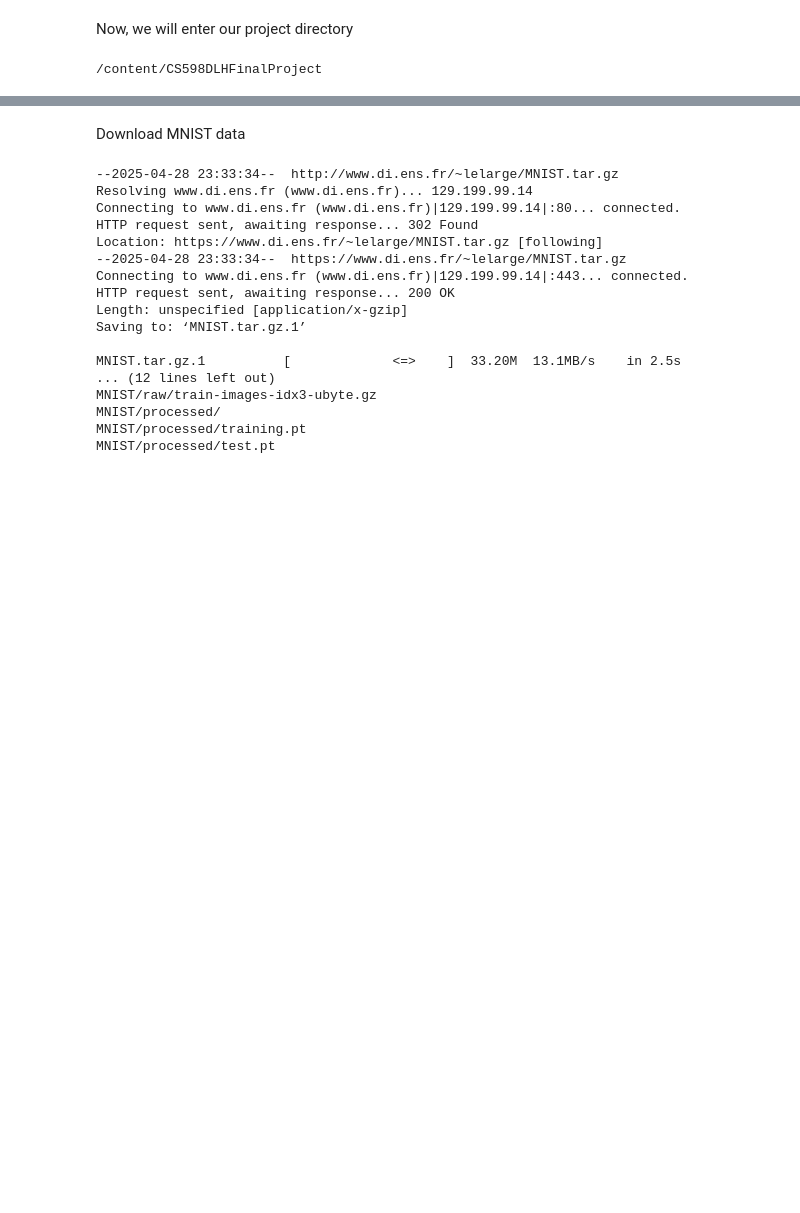
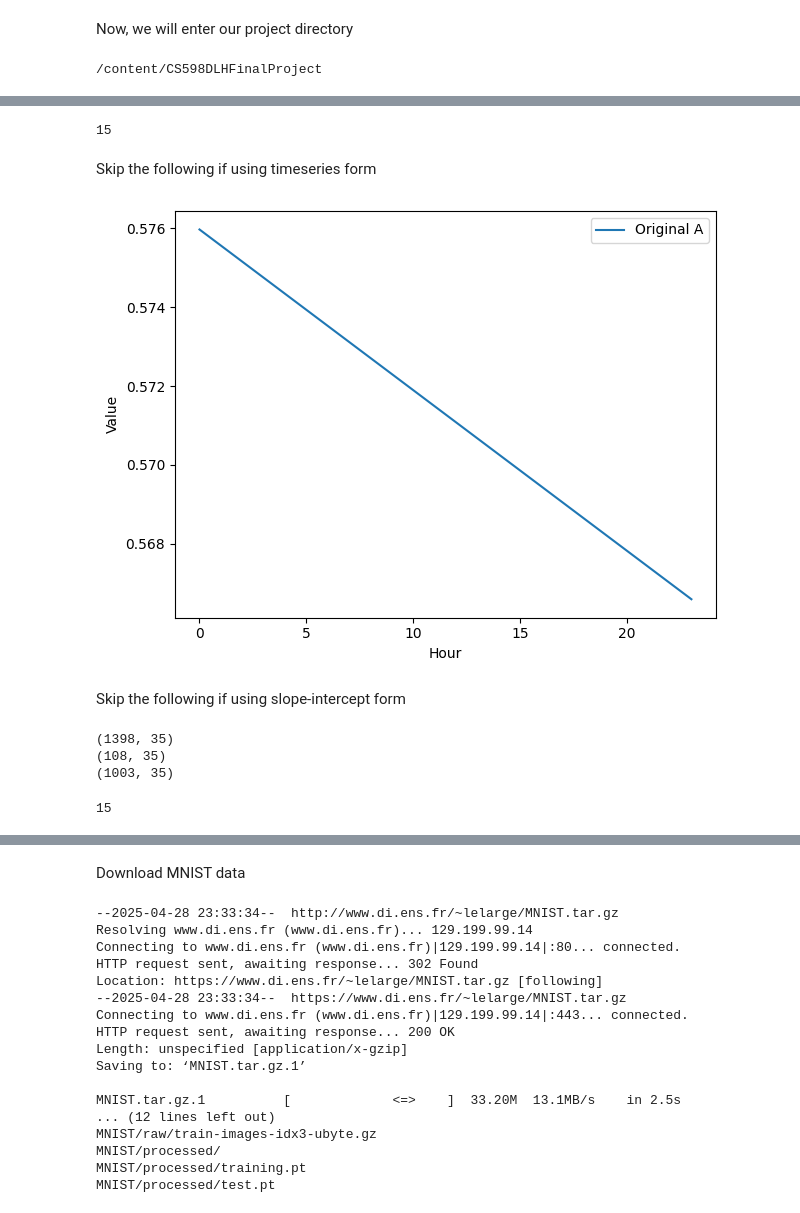
Before and after one commit to zubairlalani/CS598DLHFinalProject, a Jupyter notebook: DLHFinalProject.ipynb, the cells around one changed output, grey strips where cells are left out. Drawn from its saved outputs; the diff is of its cells as text; code cells hidden in the pictures; blank space fills up the shorter version.

```diff
--- a/DLHFinalProject.ipynb
+++ b/DLHFinalProject.ipynb
@@ -62,0 +489,46 @@ class MnistDataloader:
+# %%
+time_series_col
+# %% [output]
+15
+# %% [markdown]
+Skip the following if using timeseries form
+# %%
+def convertToSlopeIntercept(x):
+  x_timeseries = x[:,:,:time_series_col]
+  N, T, F = x_timeseries.shape
+  result = np.zeros((N, 2 * F), dtype=np.float32)
+  time = np.arange(T)  # x-axis for regression
+  for i in range(N):  # loop over samples
+      for j in range(F):  # loop over features
+          y = x_timeseries[i, :, j]
+          if np.all(np.isnan(y)):
+              slope, intercept = 0.0, 0.0  # or np.nan
+          else:
+              # remove nan values for regression
+              valid = ~np.isnan(y)
+              if np.sum(valid) < 2:
+                  slope, intercept = 0.0, 0.0
+              else:
+                  slope, intercept = np.polyfit(time[valid], y[valid], 1)
+                  # if j == 1:
+                    # print(j+F)
+                    # print(intercept)
+          result[i, j] = slope
+          result[i, j + F] = intercept
+  x_static = x[:,0,time_series_col:x.shape[2]-1]
+  x_concat = np.concatenate((result, x_static), axis=1)
+  return x_concat
+# %%
+x_train_concat = convertToSlopeIntercept(x_train)
+x_val_concat = convertToSlopeIntercept(x_val)
+x_test_concat = convertToSlopeIntercept(x_test)
+# %%
+idx = 1
+windowIdx = 80
+m = x_train_concat[windowIdx][idx]
+y0 = x_train_concat[windowIdx][idx + 15]
+plot_line(m, y0)
+# %% [output]
+[figure, added]
+# %% [markdown]
+Skip the following if using slope-intercept form
@@ -62,0 +547,12 @@ class MnistDataloader:
+# %%
+print(x_train_concat.shape)
+print(x_val_concat.shape)
+print(x_test_concat.shape)
+# %% [output]
+(1398, 35)
+(108, 35)
+(1003, 35)
+# %%
+time_series_col
+# %% [output]
+15
```
Also changed, not shown: parts of 208 cells of this notebook.
